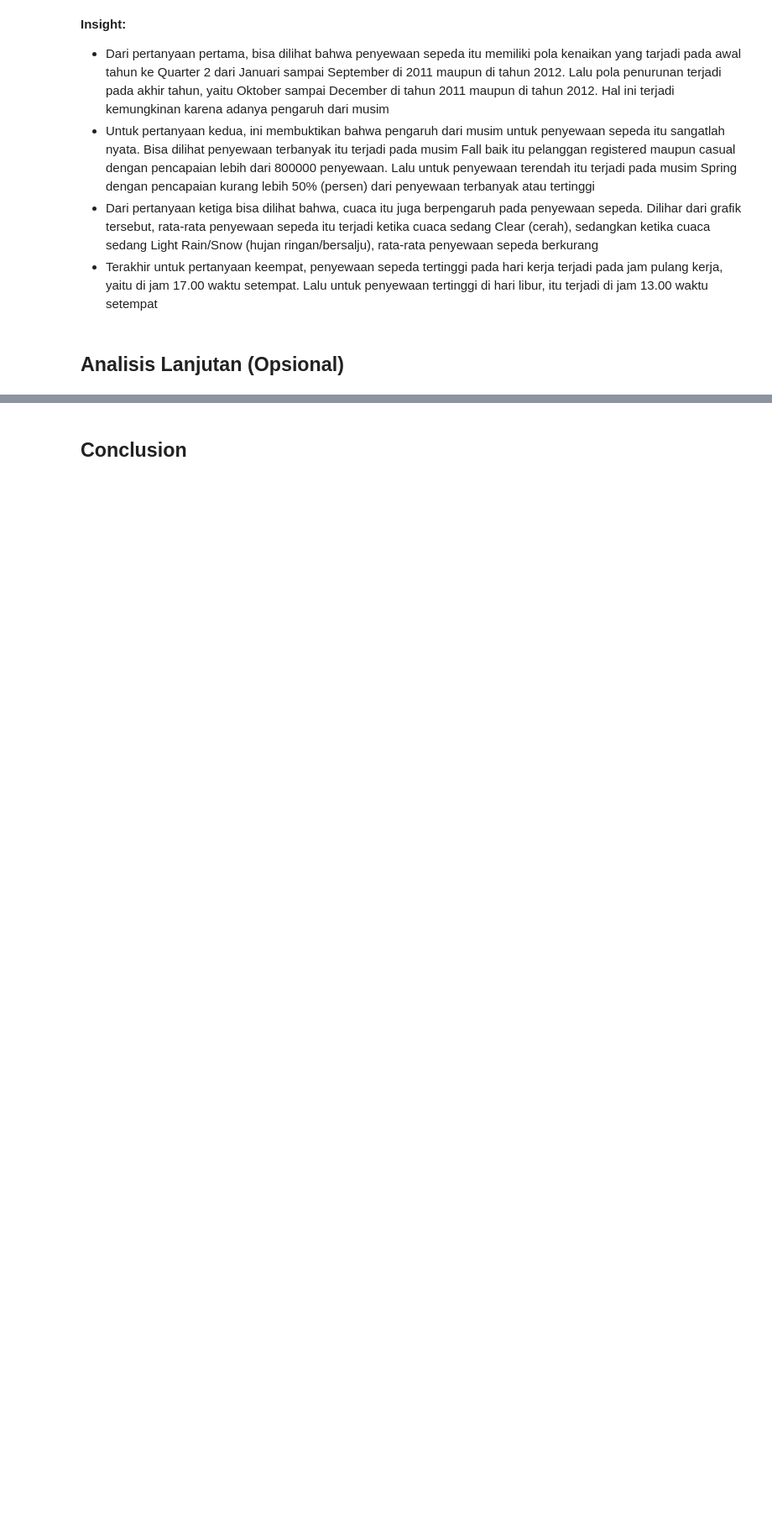
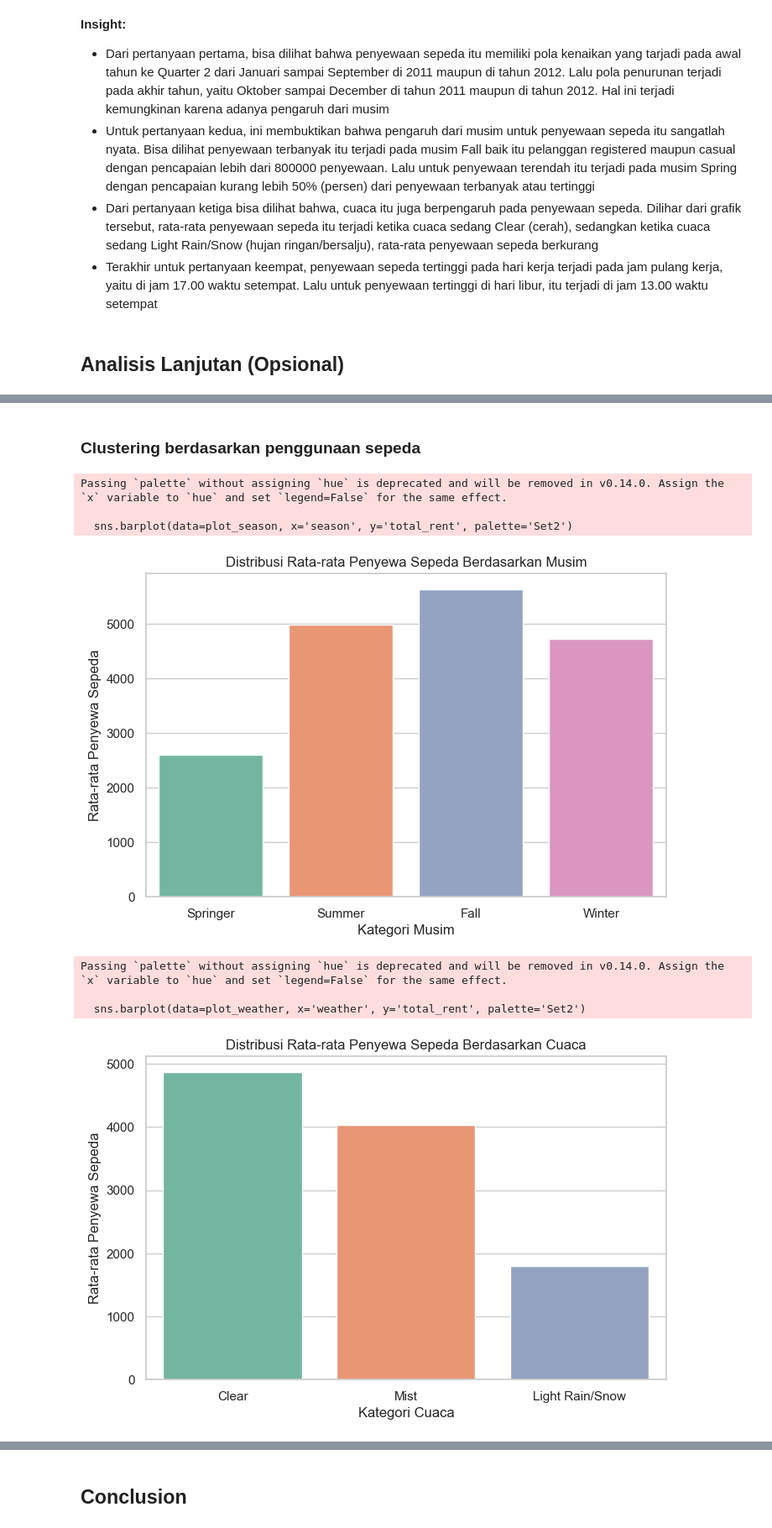
Before and after one commit to HerlyRyan/proyek_analisis_data_python, a Jupyter notebook: Proyek_Analisis_Data.ipynb, the cells around one changed output, grey strips where cells are left out. Shown: that part at 84% size. Cells and saved outputs as stored; diff of their text form; code cells hidden in the pictures; blank space fills up the shorter version.

```diff
--- a/Proyek_Analisis_Data.ipynb
+++ b/Proyek_Analisis_Data.ipynb
@@ -728,0 +664,58 @@ RFM Analysis disini digunakan untuk mencari data top 7 hours berdasarkan pada 3
+# %% [markdown]
+### Clustering berdasarkan penggunaan sepeda
+# %%
+# Membuat data kategori season
+plot_season = day_df.groupby(by="season").agg({
+    'total_rent': 'mean'
+})
+
+# Membuat data kategori cuaca
+plot_weather = day_df.groupby(by='weather').agg({
+    'total_rent': 'mean'
+}).reset_index()
+
+# Membuat data kategori waktu
+def categorize_time(hour):
+    if 0 <= hour < 6:
+        return 'Early Morning'
+    elif 7 <= hour < 12:
+        return 'Morning'
+    elif 13 <= hour < 18:
+        return 'Afternoon'
+    else:
+        return 'Night'
+plot_time = hour_df.hour.apply(categorize_time)
+
+
+# Visualisasi kategori penyewa sepeda berdasarkan musim
+plt.figure(figsize=(8, 5))
+sns.barplot(data=plot_season, x='season', y='total_rent', palette='Set2')
+plt.title('Distribusi Rata-rata Penyewa Sepeda Berdasarkan Musim')
+plt.xlabel('Kategori Musim')
+plt.ylabel('Rata-rata Penyewa Sepeda')
+plt.show()
+
+# Visualisasi kategori penyewa sepeda berdasarkan cuaca
+plt.figure(figsize=(8, 5))
+sns.barplot(data=plot_weather, x='weather', y='total_rent', palette='Set2')
+plt.title('Distribusi Rata-rata Penyewa Sepeda Berdasarkan Cuaca')
+plt.xlabel('Kategori Cuaca')
+plt.ylabel('Rata-rata Penyewa Sepeda')
+plt.show()
+
+# Visualisasi kategori penyewa sepeda berdasarkan waktu
+plt.figure(figsize=(8, 5))
+sns.countplot(x=plot_time, palette='Set2')
+plt.title('Distribusi Penyewa Sepeda Berdasarkan Waktu')
+plt.xlabel('Kategori Waktu')
+plt.ylabel('Jumlah Penyewa Sepeda')
+plt.show()
+# %% [output]
+Passing `palette` without assigning `hue` is deprecated and will be removed in v0.14.0. Assign the `x` variable to `hue` and set `legend=False` for the same effect.
+
+  sns.barplot(data=plot_season, x='season', y='total_rent', palette='Set2')
+[figure, added]
+Passing `palette` without assigning `hue` is deprecated and will be removed in v0.14.0. Assign the `x` variable to `hue` and set `legend=False` for the same effect.
+
+  sns.barplot(data=plot_weather, x='weather', y='total_rent', palette='Set2')
+[figure, added]
```
Also changed, not shown: parts of 8 cells of this notebook, 5 other files.
